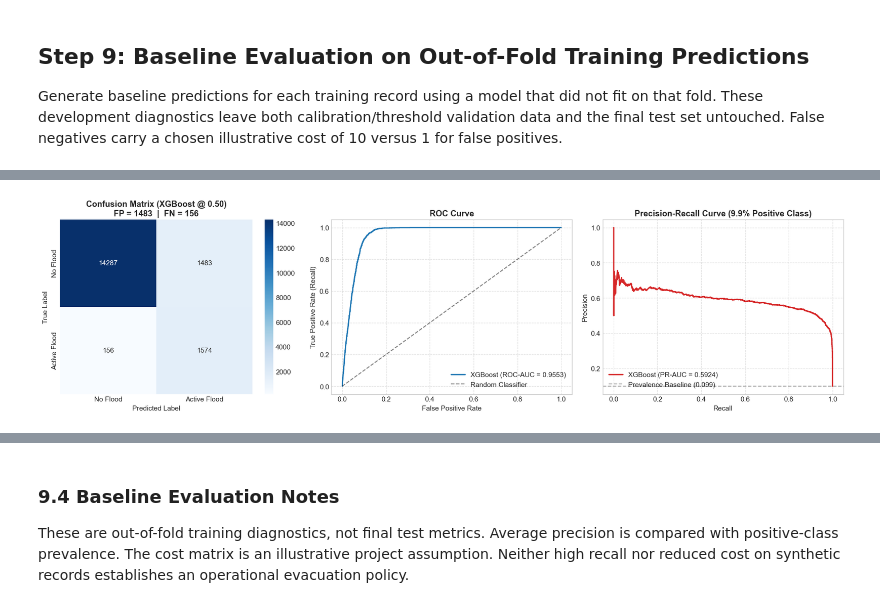
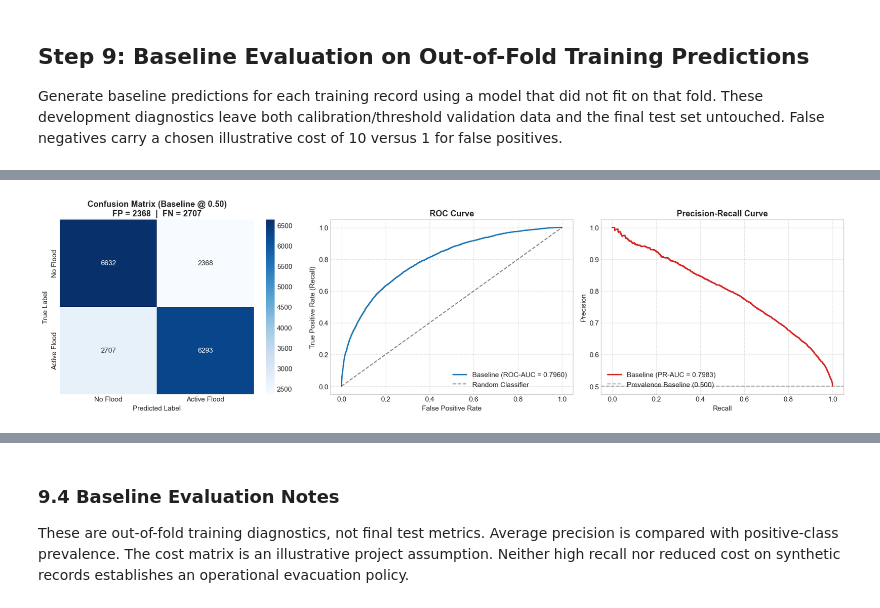
Before and after one commit to GamithaGimhana/FloodSentinel, a Jupyter notebook: notebooks/flood_prediction_sri_lanka.ipynb, the cells around one changed output, grey strips where cells are left out. Saved outputs shown, nothing was run; the diff lists cells and outputs as text; code cells hidden in the pictures.

```diff
--- a/notebooks/flood_prediction_sri_lanka.ipynb
+++ b/notebooks/flood_prediction_sri_lanka.ipynb
@@ -483,7 +480,7 @@ Missing values are retained here. Imputation is fitted within each training part
 # %%
 # 4.3 Outlier Treatment & Sanity Checks
 # Inspect distributions of extreme meteorological and demographic features
-outlier_candidates = ['rainfall_7d_mm', 'monthly_rainfall_mm', 'population_density_per_km2']
+outlier_candidates = ['rainfall_7d_mm', 'rainfall_24h_mm', 'population_density_per_km2']
 
 # Check 99th percentiles vs max to ensure physical plausibility
 print("Physical Plausibility & 99th Percentile Audit:")
@@ -535,37 +532,30 @@ To equip machine learning models with physical domain knowledge of Sri Lankan hy
 # 5.1 Formulation of Domain-Specific Engineered Features
 print("Engineering 6 Physical & Hydrological Features...")
 
-# Create a working copy for feature engineering
 df_fe = df_cleaned.copy()
 
 # --- Technique 1: Hydrological Stress Index ---
-# Physical concept: High cumulative rainfall combined with low elevation leads to severe water stagnation.
-df_fe['hydrological_stress_index'] = df_fe['rainfall_7d_mm'] / (df_fe['elevation_m'] + 1.0)
+df_fe['hydrological_stress_index'] = df_fe['rainfall_7d_mm'] / (df_fe['height_above_nearest_drainage_m'] + 1.0)
 
 # --- Technique 2: Drainage Saturation Ratio ---
-# Physical concept: Rainfall that exceeds natural soil drainage absorption triggers overland runoff.
 df_fe['drainage_saturation_ratio'] = df_fe['rainfall_7d_mm'] * (1.0 - df_fe['drainage_index'])
 
-# --- Technique 3: Satellite Water-Vegetation Differential (NDWI - NDVI) ---
-# Physical concept: When flood waters submerge vegetation, NDWI spikes positive while NDVI drops.
-df_fe['water_veg_contrast'] = df_fe['ndwi'] - df_fe['ndvi']
+# --- Technique 3: Rainfall Intensity Ratio (24h / 7d) ---
+df_fe['rainfall_intensity_ratio'] = df_fe['rainfall_24h_mm'] / (df_fe['rainfall_7d_mm'] + 1.0)
 
 # --- Technique 4: River Proximity Decay Buffer ---
-# Physical concept: Non-linear exponential decay buffer modeling overbank flood risk.
 df_fe['river_proximity_buffer'] = np.exp(-df_fe['distance_to_river_m'] / 1000.0)
 
 # --- Technique 5: Log Transformation for Skewed Distributions ---
-# Statistical concept: Normalizes extreme heavy-tailed population density distributions.
 df_fe['log_population_density'] = np.log1p(df_fe['population_density_per_km2'])
 
 # --- Technique 6: Runoff Vulnerability Score ---
-# Physical concept: Impervious built-up surface area versus available natural drainage capacity.
 df_fe['runoff_vulnerability'] = (df_fe['built_up_percent'] / 100.0) / (df_fe['drainage_index'] + 0.01)
 
 print(f"✓ 6 Features successfully engineered! New total columns: {df_fe.shape[1]}")
 df_fe[[
     'hydrological_stress_index', 'drainage_saturation_ratio',
-    'water_veg_contrast', 'river_proximity_buffer',
+    'rainfall_intensity_ratio', 'river_proximity_buffer',
     'log_population_density', 'runoff_vulnerability'
 ]].head()
 # %% [output]
@@ -741,11 +698,12 @@ from sklearn.base import clone
 
 categorical_cols = [
     'district', 'landcover', 'soil_type', 'water_supply',
-    'electricity', 'road_quality', 'urban_rural', 'water_presence_flag'
+    'electricity', 'road_quality', 'urban_rural'
 ]
-# Column names come from the known feature schema, not fitted distributions.
+# Column names come from the known feature schema
 numerical_cols = [col for col in df_fe.columns
-                  if col not in categorical_cols + ['target']]
+                  if col not in categorical_cols + ['target', 'split']]
+
 preprocessor = ColumnTransformer([
     ('num', RobustScaler(), numerical_cols),
     ('cat', OneHotEncoder(handle_unknown='ignore', sparse_output=False), categorical_cols)
@@ -1076,47 +991,47 @@ F2-Score          0.7888
 # ============================================================
 # 9.2 Confusion Matrix, ROC Curve & Precision-Recall Curve
 # ============================================================
-cm = confusion_matrix(y_audit, y_audit_pred)
-fpr, tpr, _ = roc_curve(y_audit, y_audit_proba)
-prec_curve, rec_curve, _ = precision_recall_curve(y_audit, y_audit_proba)
+cm = confusion_matrix(y_val, y_val_pred)
+fpr, tpr, _ = roc_curve(y_val, y_val_proba)
+prec_curve, rec_curve, _ = precision_recall_curve(y_val, y_val_proba)
 
 fig, axes = plt.subplots(1, 3, figsize=(18, 5))
 
 # --- Panel 1: Confusion Matrix ---
 sns.heatmap(cm, annot=True, fmt='d', cmap='Blues', ax=axes[0],
             xticklabels=['No Flood', 'Active Flood'],
             yticklabels=['No Flood', 'Active Flood'])
 axes[0].set_xlabel('Predicted Label')
 axes[0].set_ylabel('True Label')
-axes[0].set_title(f'Confusion Matrix (XGBoost @ 0.50)\nFP = {cm[0,1]}  |  FN = {cm[1,0]}',
+axes[0].set_title(f'Confusion Matrix (Baseline @ 0.50)\nFP = {cm[0,1]}  |  FN = {cm[1,0]}',
                   fontweight='bold')
 
 # --- Panel 2: ROC Curve ---
 axes[1].plot(fpr, tpr, color='#1f77b4', linewidth=2,
-             label=f"XGBoost (ROC-AUC = {audit_metrics_base['ROC-AUC']:.4f})")
+             label=f"Baseline (ROC-AUC = {audit_metrics_base['ROC-AUC']:.4f})")
 axes[1].plot([0, 1], [0, 1], 'k--', alpha=0.5, label='Random Classifier')
 axes[1].set_xlabel('False Positive Rate')
 axes[1].set_ylabel('True Positive Rate (Recall)')
 axes[1].set_title('ROC Curve', fontweight='bold')
 axes[1].legend(loc='lower right')
 axes[1].grid(True, linestyle='--', alpha=0.6)
 
-# --- Panel 3: Precision-Recall Curve (honest metric for 9.9% imbalance) ---
+# --- Panel 3: Precision-Recall Curve ---
 axes[2].plot(rec_curve, prec_curve, color='#d62728', linewidth=2,
-             label=f"XGBoost (PR-AUC = {audit_metrics_base['PR-AUC']:.4f})")
-baseline_prev = y_audit.mean()
+             label=f"Baseline (PR-AUC = {audit_metrics_base['PR-AUC']:.4f})")
+baseline_prev = y_val.mean()
 axes[2].axhline(baseline_prev, color='gray', linestyle='--', alpha=0.7,
                 label=f'Prevalence Baseline ({baseline_prev:.3f})')
 axes[2].set_xlabel('Recall')
 axes[2].set_ylabel('Precision')
-axes[2].set_title('Precision-Recall Curve (9.9% Positive Class)', fontweight='bold')
+axes[2].set_title('Precision-Recall Curve', fontweight='bold')
 axes[2].legend(loc='lower left')
 axes[2].grid(True, linestyle='--', alpha=0.6)
 
 plt.tight_layout()
 plt.show()
 # %% [output]
-[figure, old version]
+[figure, new version]
 # %%
 # ============================================================
 # 9.3 Asymmetric Disaster Cost Matrix (FN penalized 10x over FP)
```
Also changed, not shown: parts of 36 cells of this notebook, 6 other files.
